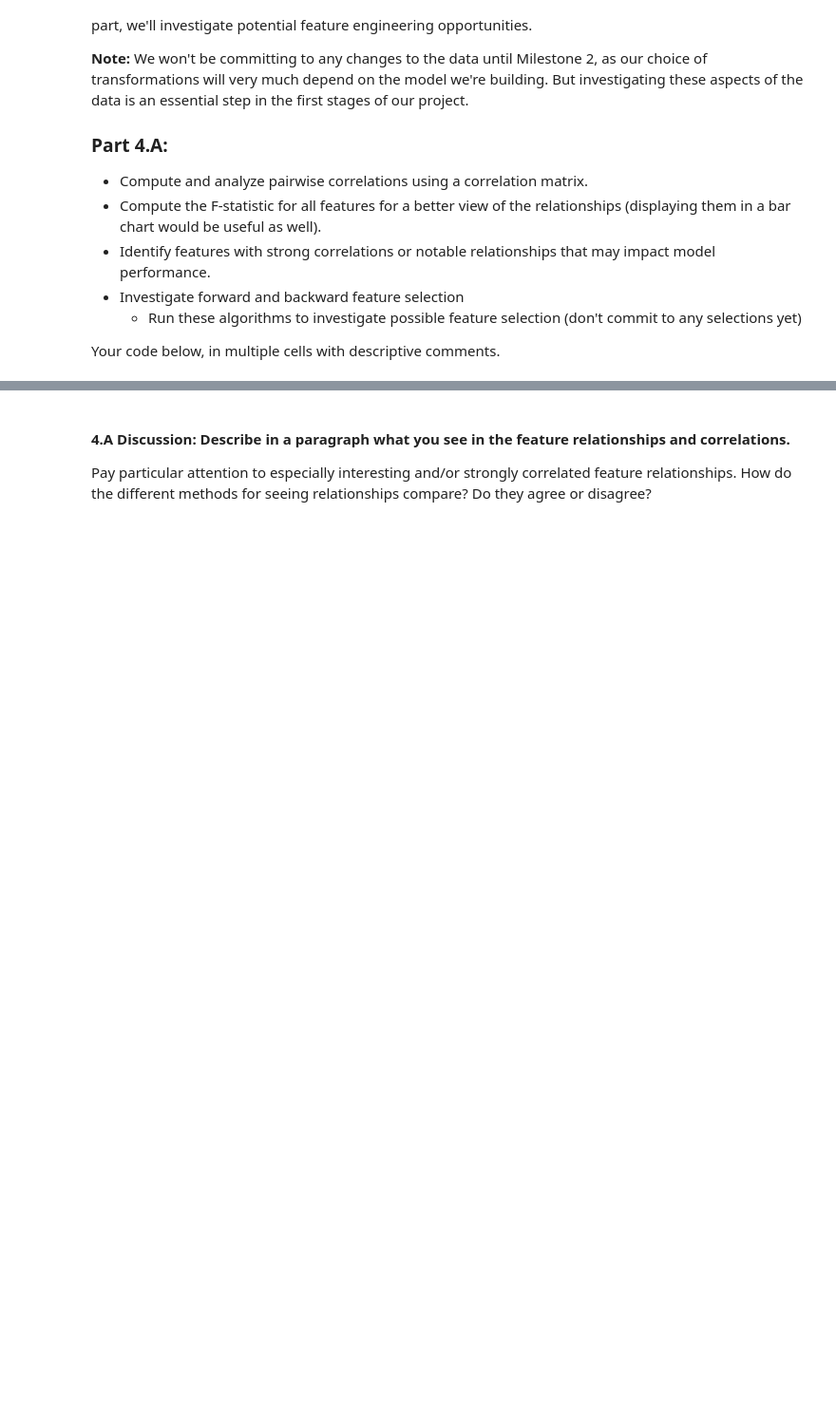
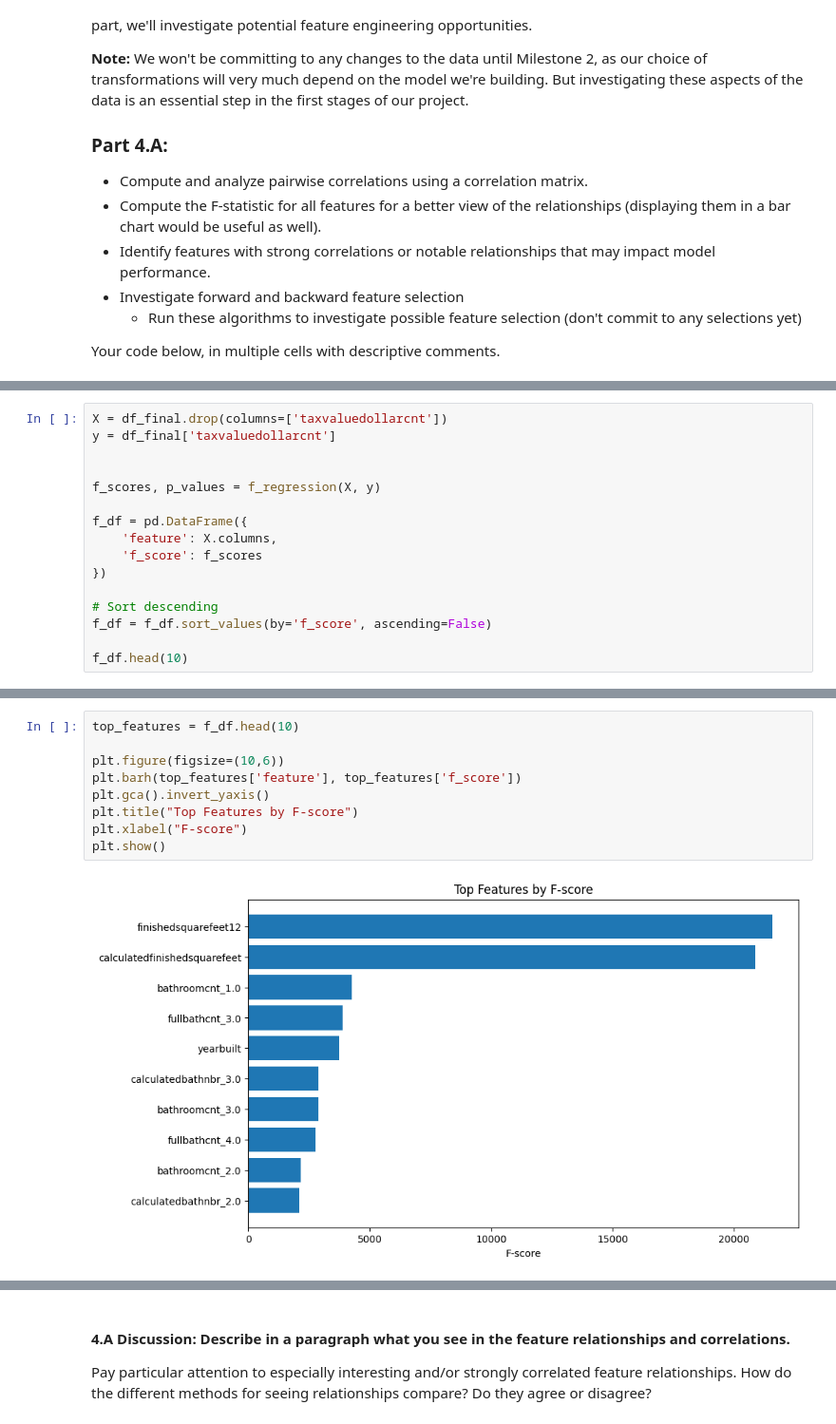
Before and after one commit to JarodCastroBU/Milestone1GroupProject_44, a Jupyter notebook: Milestone_01.ipynb, the cells around one changed output, grey strips where cells are left out. Shown at 95% size. Drawn from its saved outputs; the diff is of its cells as text; blank space fills up the shorter version.

```diff
--- a/Milestone_01.ipynb
+++ b/Milestone_01.ipynb
@@ -742,0 +798,16 @@ Your code below, in multiple cells with descriptive comments.
+# %%
+X = df_final.drop(columns=['taxvaluedollarcnt'])
+y = df_final['taxvaluedollarcnt']
+
+
+f_scores, p_values = f_regression(X, y)
+
+f_df = pd.DataFrame({
+    'feature': X.columns,
+    'f_score': f_scores
+})
+
+# Sort descending
+f_df = f_df.sort_values(by='f_score', ascending=False)
+
+f_df.head(10)
@@ -742,0 +826,11 @@ Your code below, in multiple cells with descriptive comments.
+# %%
+top_features = f_df.head(10)
+
+plt.figure(figsize=(10,6))
+plt.barh(top_features['feature'], top_features['f_score'])
+plt.gca().invert_yaxis()
+plt.title("Top Features by F-score")
+plt.xlabel("F-score")
+plt.show()
+# %% [output]
+[figure, added]
```
Also changed, not shown: parts of 16 cells of this notebook.
